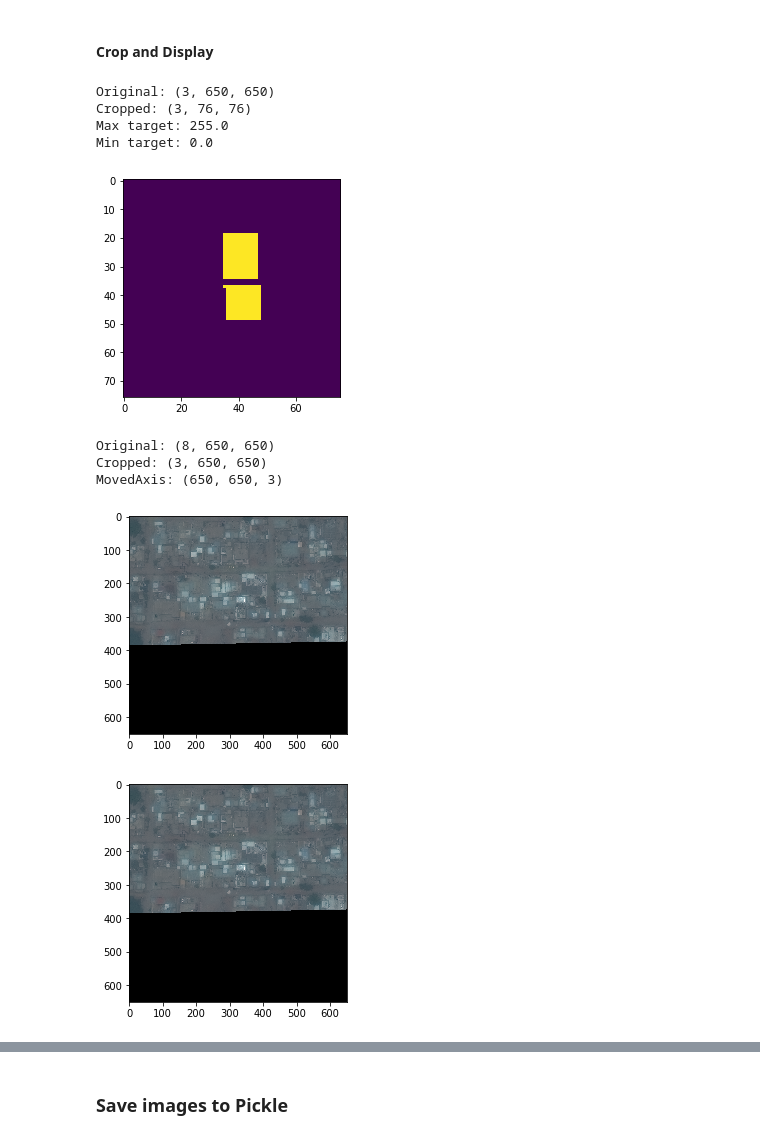
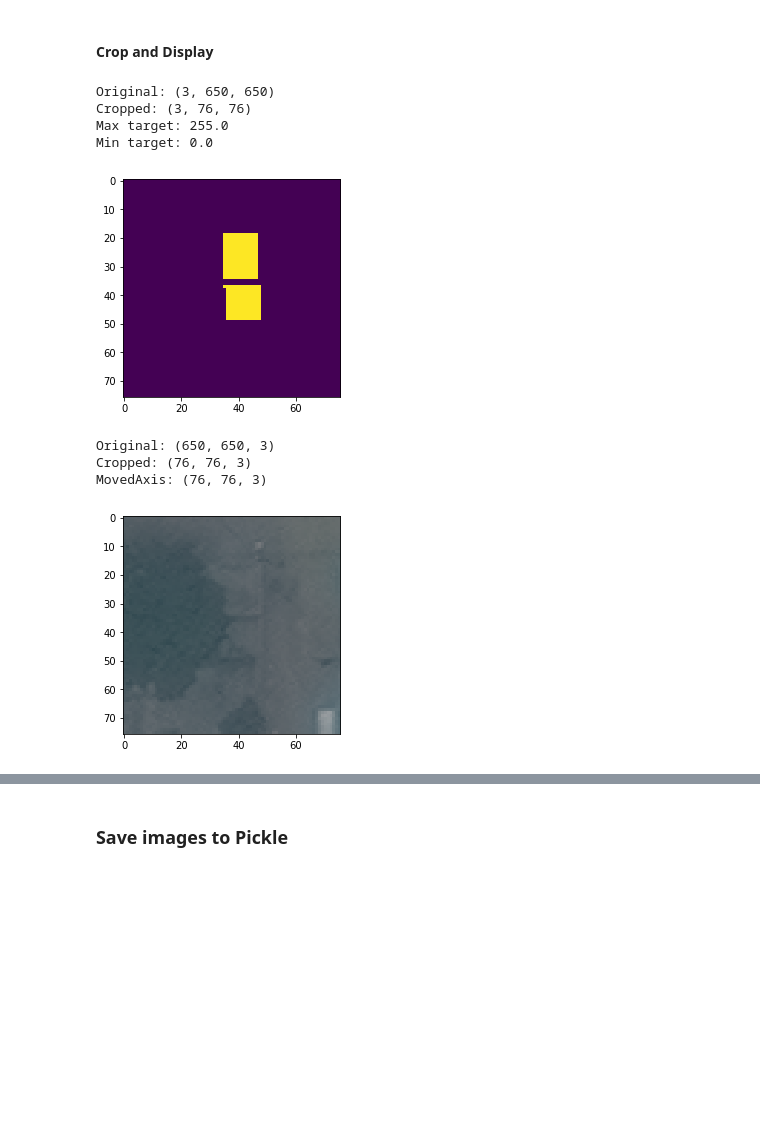
Before and after one commit to leonardoaraujosantos/seg_atrous, a Jupyter notebook: SatImgs.ipynb, the cells around one changed output, grey strips where cells are left out. Cells and saved outputs as stored; diff of their text form; code cells hidden in the pictures; blank space fills up the shorter version.

```diff
--- a/SatImgs.ipynb
+++ b/SatImgs.ipynb
@@ -61,40 +53,41 @@ def minmax(image):
 # %%
 crop_target = utils.crop_img(target,0,0,76,76)
 print('Original:',target.shape)
 print('Cropped:',crop_target.shape)
 print('Max target:', np.max(target))
 print('Min target:', np.min(target))
 plt.imshow(crop_target[0,:,:])
 plt.show()
 
-#crop_input = utils.crop_img(input,0,0,76,76)
-crop_input = utils.get_rgb(input)
-rgb = np.dstack((input2[:, :, 4], input2[:, :, 2], input2[:, :, 1]))
-rgb_norm = minmax(rgb)
-rgb_norm2 = utils.img_minmax_norm(rgb)
+rgb_input = utils.get_rgb(input)
+rgb_input = np.moveaxis(rgb_input, 0, 2)
+
+#first do minmax and then crop. this will give a wider range of values to find min and max
+rgb_norm = utils.img_minmax_norm(rgb_input[:,:,0:3])
+
+crop_input = utils.crop_img(rgb_norm,0,0,76,76, channelsFirst=False)
+#crop_input = utils.get_rgb(crop_input)
+#rgb = np.dstack((input[:, :, 4], input[:, :, 2], input[:, :, 1]))
+#rgb_norm = minmax(rgb)
+#rgb_norm2 = utils.img_minmax_norm(rgb)
 
 
 
-print('Original:',input.shape)
+print('Original:',rgb_input.shape)
 print('Cropped:',crop_input.shape)
-crop_input = np.moveaxis(crop_input, 0, 2)
 print('MovedAxis:',crop_input.shape)
-#rgb_norm = utils.img_minmax_norm(crop_input[:,:,0:3])
-plt.imshow( rgb_norm )
-plt.show()
-plt.imshow( rgb_norm2 )
+plt.imshow( crop_input )
 
 plt.show()
 # %% [output]
 Original: (3, 650, 650)
 Cropped: (3, 76, 76)
 Max target: 255.0
 Min target: 0.0
 [figure]
-Original: (8, 650, 650)
-Cropped: (3, 650, 650)
-MovedAxis: (650, 650, 3)
+Original: (650, 650, 3)
+Cropped: (76, 76, 3)
+MovedAxis: (76, 76, 3)
-[figure, old version]
+[figure, new version]
-[figure, removed]
 # %%
 dict_input, dict_output = utils.crop_blocks(input, target, display=True, earlyStop=39)
```
Also changed, not shown: parts of 5 cells of this notebook, 3 other files.
